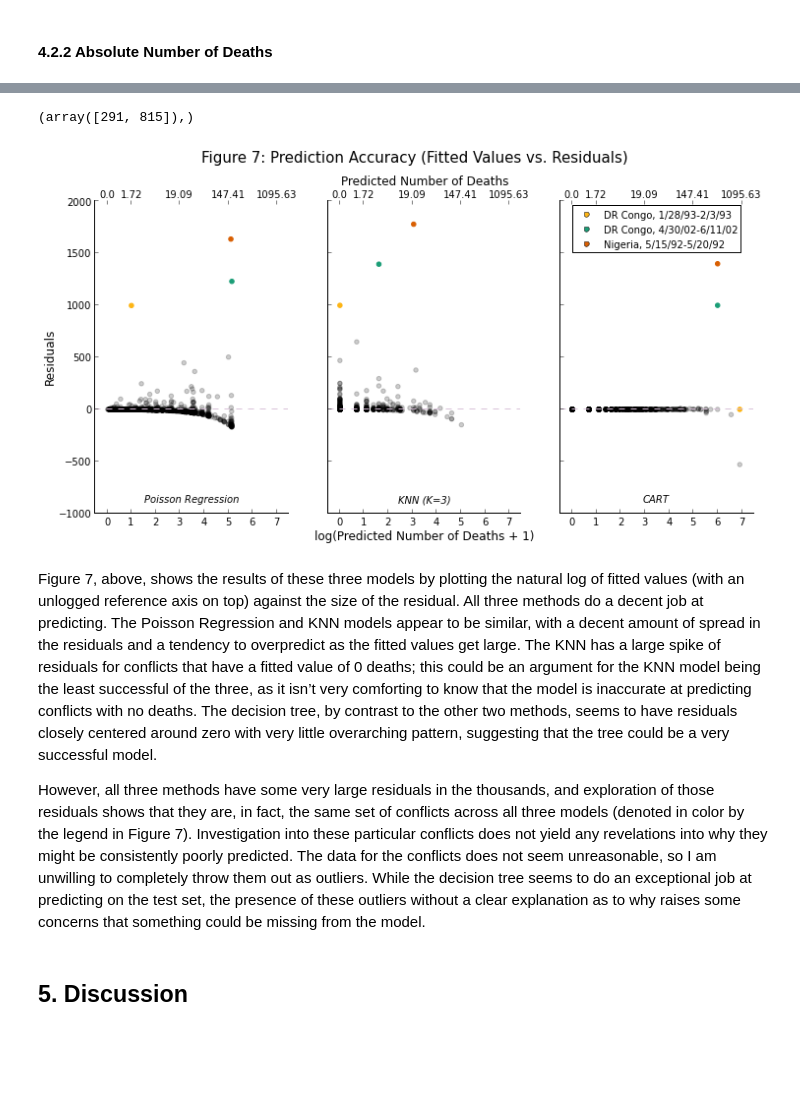
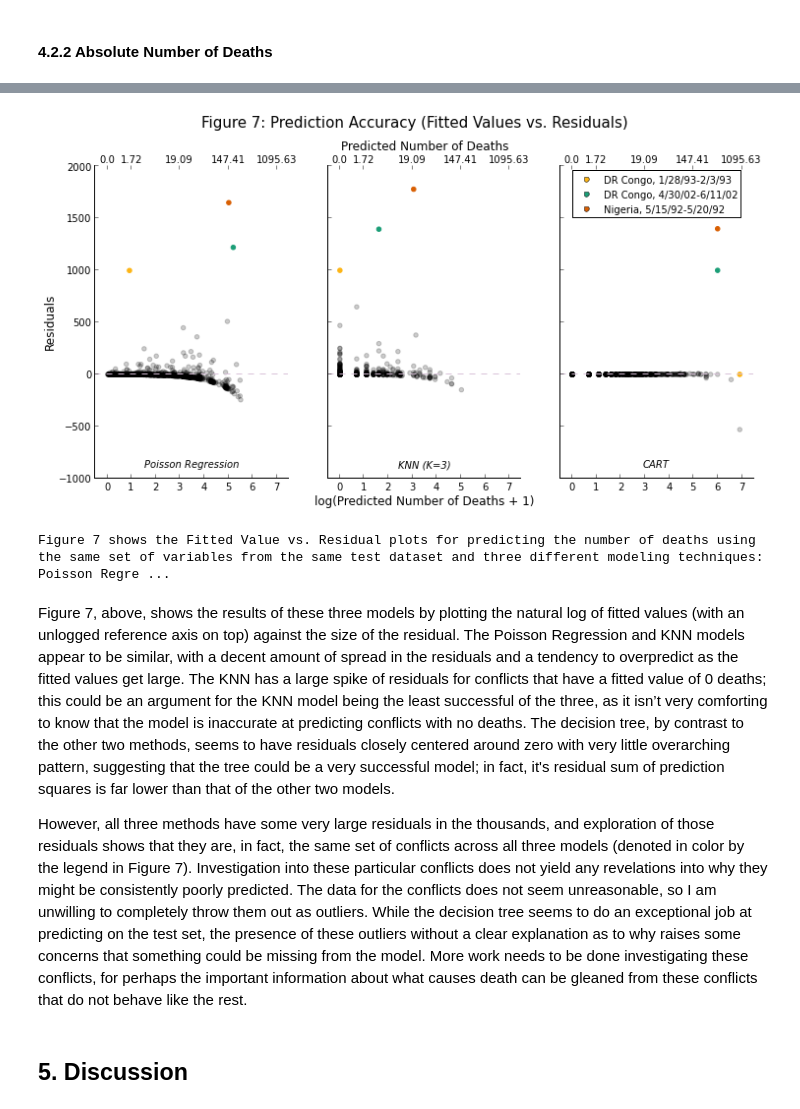
Before and after one commit to boyasm/STAT-222, a Jupyter notebook: Boyas 222 Project FINAL.ipynb, the cells around one changed output, grey strips where cells are left out. Cells and saved outputs as stored; diff of their text form; code cells hidden in the pictures; blank space fills up the shorter version.

```diff
--- a/Boyas 222 Project FINAL.ipynb
+++ b/Boyas 222 Project FINAL.ipynb
@@ -1024,4 +930,5 @@ Warning: Maximum number of iterations has been exceeded.
 # %%
+#RUN
 # Add issue1 as dummies
 v = train[['ndeath', 'locnum', 'cgovtarget', 'etype', 'issue1', 'cinc']]
 v = v[~np.isnan(v).any(1)]
@@ -1035,6 +942,6 @@ dummies = pd.get_dummies(v.issue1, prefix='issue1')
 v = v.drop('issue1', 1)
 v = v.join(dummies.ix[:, 1:])
 v['intercept'] = 1.0
-modp3 = sm.Poisson(v.ndeath, v[v.columns[1:]], missing='drop').fit(method='bfgs')
+modp3 = sm.Poisson(v.ndeath, v[v.columns[1:]], missing='drop').fit(method='bfgs', maxiter=500)
 #print modp3.summary()
 # %% [output]
@@ -1452,40 +1331,40 @@ ax31.set_xticklabels(np.round(exp(oldAx)-1, decimals=2))
 
 axesToLose = ['top', 'right']
 for axis in axesToLose:
     ax3.spines[axis].set_visible(False)
 
 ax3.xaxis.set_ticks_position('bottom')
 ax3.yaxis.set_ticks_position('left')
 ax3.set_yticklabels([])
 ax3.set_ylim((-1000, 2000))
 ax3.axhline(0, color='#D8BFD8', ls='dashed', alpha=1)
 ax3.text(3.5,-900, 'CART', style='italic', horizontalalignment='center')
 
 #add a legend and a main title
 leg1 = Line2D([0], [0], linestyle="none", marker="o", markersize=5, markerfacecolor=dark[1])
 leg2 = Line2D([0], [0], linestyle="none", marker="o", markersize=5, markerfacecolor=dark[2])
 leg3 = Line2D([0], [0], linestyle="none", marker="o", markersize=5, markerfacecolor=dark[3])
 labels = ['DR Congo, 1/28/93-2/3/93', 'DR Congo, 4/30/02-6/11/02', 'Nigeria, 5/15/92-5/20/92']
 
 ax3.legend((leg1, leg2, leg3), labels, numpoints=1, loc=9, prop={'size': 10})
 
 
 fig.suptitle('Figure 7: Prediction Accuracy (Fitted Values vs. Residuals) \n', fontsize=15)
 plt.subplots_adjust(top=.86)
 plt.show()
 
 mspeP = np.sum(np.square(trueP - estsP))
 mspeK = np.sum(np.square(trueKNN - estsKNN))
 mspeC = np.sum(np.square(trueCART - estsCART))
 
-display(HTML("<left>" + "<font size=2>" + "Figure 7 shows the Fitted Value vs. Residual plots for predicting the number of deaths using the same set of variables from the same test dataset and three different modeling techniques: Poisson Regression, KNN (K=3), and CART Decision Tree.  It is interesting that the three models have very different prediction accuracies, generally unlike what we saw earlier with the binary models.  The CART tree encompasses about half the mean squared prediction error as the KNN model, which, in turn, has less than half of the prediction error of the Poisson Regression.  This analysis lends more support for the information encoded in these variables but also suggests that more work should be done with both parametric and nonparametric methods to fit the optimal model &mdash; all of these models seem to have problems predicting in some way or another.  The decision tree, the best model here, seems to have very good prediction accuracy for values up to around 500; however, values higher than that can result in large residuals, something that could be a problem depending on the model's intended application." + "</font>" + "</left>"))
+display(HTML("<left>" + "<font size=1>" + "Figure 7 shows the Fitted Value vs. Residual plots for predicting the number of deaths using the same set of variables from the same test dataset and three different modeling techniques: Poisson Regression, KNN (K=3), and CART Decision Tree.  Poisson regression and KNN both seem to overfit, while CART seems to do a very good job predicting throughout.  The two largest residuals across all three methods are the same conflicts, with the third largest residual for Poisson and KNN also the same conflict." + "</font>" + "</left>"))
 # %% [output]
+[figure, new version]
-(array([291, 815]),)
+Figure 7 shows the Fitted Value vs. Residual plots for predicting the number of deaths using the same set of variables from the same test dataset and three different modeling techniques: Poisson Regre ...
-[figure, old version]
 # %% [markdown]
-Figure 7, above, shows the results of these three models by plotting the natural log of fitted values (with an unlogged reference axis on top) against the size of the residual.  All three methods do a decent job at predicting.  The Poisson Regression and KNN models appear to be similar, with a decent amount of spread in the residuals and a tendency to overpredict as the fitted values get large.  The KNN has a large spike of residuals for conflicts that have a fitted value of 0 deaths; this could be an argument for the KNN model being the least successful of the three, as it isn’t very comforting to know that the model is inaccurate at predicting conflicts with no deaths.  The decision tree, by contrast to the other two methods, seems to have residuals closely centered around zero with very little overarching pattern, suggesting that the tree could be a very successful model.
+Figure 7, above, shows the results of these three models by plotting the natural log of fitted values (with an unlogged reference axis on top) against the size of the residual. The Poisson Regression and KNN models appear to be similar, with a decent amount of spread in the residuals and a tendency to overpredict as the fitted values get large.  The KNN has a large spike of residuals for conflicts that have a fitted value of 0 deaths; this could be an argument for the KNN model being the least successful of the three, as it isn’t very comforting to know that the model is inaccurate at predicting conflicts with no deaths.  The decision tree, by contrast to the other two methods, seems to have residuals closely centered around zero with very little overarching pattern, suggesting that the tree could be a very successful model; in fact, it's residual sum of prediction squares is far lower than that of the other two models.
 
-However, all three methods have some very large residuals in the thousands, and exploration of those residuals shows that they are, in fact, the same set of conflicts across all three models (denoted in color by the legend in Figure 7).  Investigation into these particular conflicts does not yield any revelations into why they might be consistently poorly predicted.  The data for the conflicts does not seem unreasonable, so I am unwilling to completely throw them out as outliers.  While the decision tree seems to do an exceptional job at predicting on the test set, the presence of these outliers without a clear explanation as to why raises some concerns that something could be missing from the model.
+However, all three methods have some very large residuals in the thousands, and exploration of those residuals shows that they are, in fact, the same set of conflicts across all three models (denoted in color by the legend in Figure 7).  Investigation into these particular conflicts does not yield any revelations into why they might be consistently poorly predicted.  The data for the conflicts does not seem unreasonable, so I am unwilling to completely throw them out as outliers.  While the decision tree seems to do an exceptional job at predicting on the test set, the presence of these outliers without a clear explanation as to why raises some concerns that something could be missing from the model.  More work needs to be done investigating these conflicts, for perhaps the important information about what causes death can be gleaned from these conflicts that do not behave like the rest.
 # %% [markdown]
 ## 5. Discussion
 # %% [markdown]
```
Also changed, not shown: parts of 70 cells of this notebook, 1 other file.
